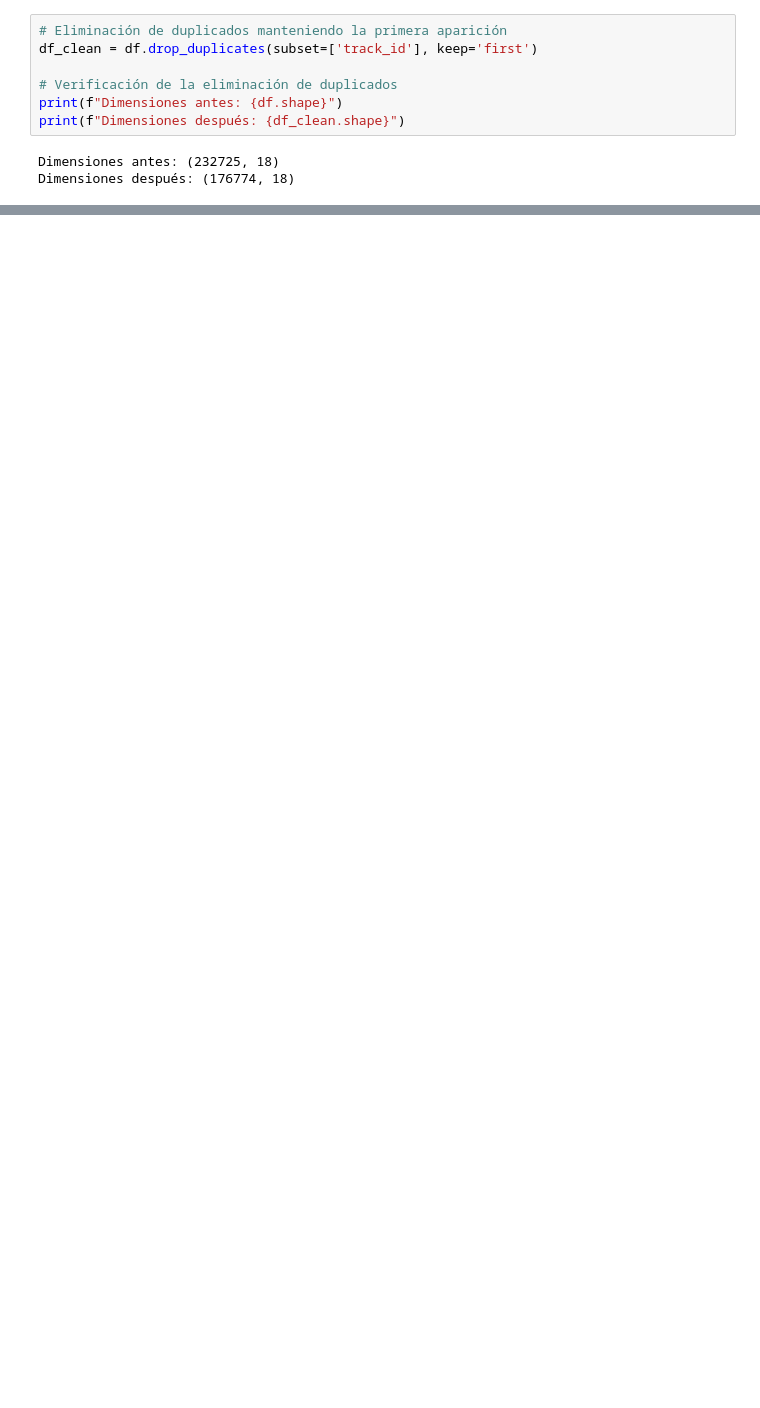
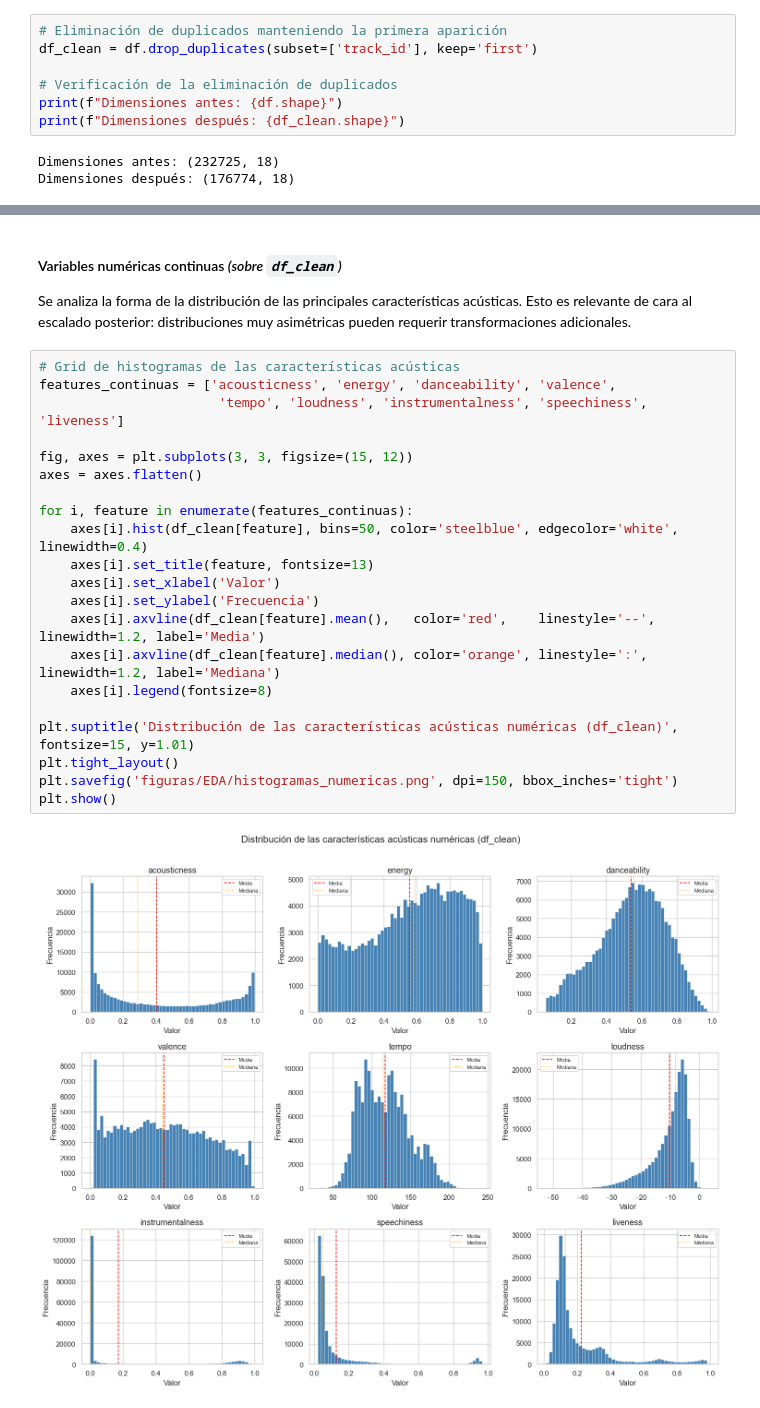
Before and after one commit to nernunnzar/music-recommendation-system, a Jupyter notebook: 01_Analisis_Exploratorio.ipynb, the cells around one changed output, grey strips where cells are left out. Saved outputs shown, nothing was run; the diff lists cells and outputs as text; blank space fills up the shorter version.

```diff
--- a/01_Analisis_Exploratorio.ipynb
+++ b/01_Analisis_Exploratorio.ipynb
@@ -141,0 +205,27 @@ Una vez limpio el dataset, analizamos la distribución de las características m
+# %% [markdown]
+#### Variables numéricas continuas  *(sobre `df_clean`)*
+
+Se analiza la forma de la distribución de las principales características acústicas. Esto es relevante de cara al escalado posterior: distribuciones muy asimétricas pueden requerir transformaciones adicionales.
+# %%
+# Grid de histogramas de las características acústicas
+features_continuas = ['acousticness', 'energy', 'danceability', 'valence',
+                       'tempo', 'loudness', 'instrumentalness', 'speechiness', 'liveness']
+
+fig, axes = plt.subplots(3, 3, figsize=(15, 12))
+axes = axes.flatten()
+
+for i, feature in enumerate(features_continuas):
+    axes[i].hist(df_clean[feature], bins=50, color='steelblue', edgecolor='white', linewidth=0.4)
+    axes[i].set_title(feature, fontsize=13)
+    axes[i].set_xlabel('Valor')
+    axes[i].set_ylabel('Frecuencia')
+    axes[i].axvline(df_clean[feature].mean(),   color='red',    linestyle='--', linewidth=1.2, label='Media')
+    axes[i].axvline(df_clean[feature].median(), color='orange', linestyle=':',  linewidth=1.2, label='Mediana')
+    axes[i].legend(fontsize=8)
+
+plt.suptitle('Distribución de las características acústicas numéricas (df_clean)', fontsize=15, y=1.01)
+plt.tight_layout()
+plt.savefig('figuras/EDA/histogramas_numericas.png', dpi=150, bbox_inches='tight')
+plt.show()
+# %% [output]
+[figure, added]
```
Also changed, not shown: parts of 36 cells of this notebook, 6 other files.
